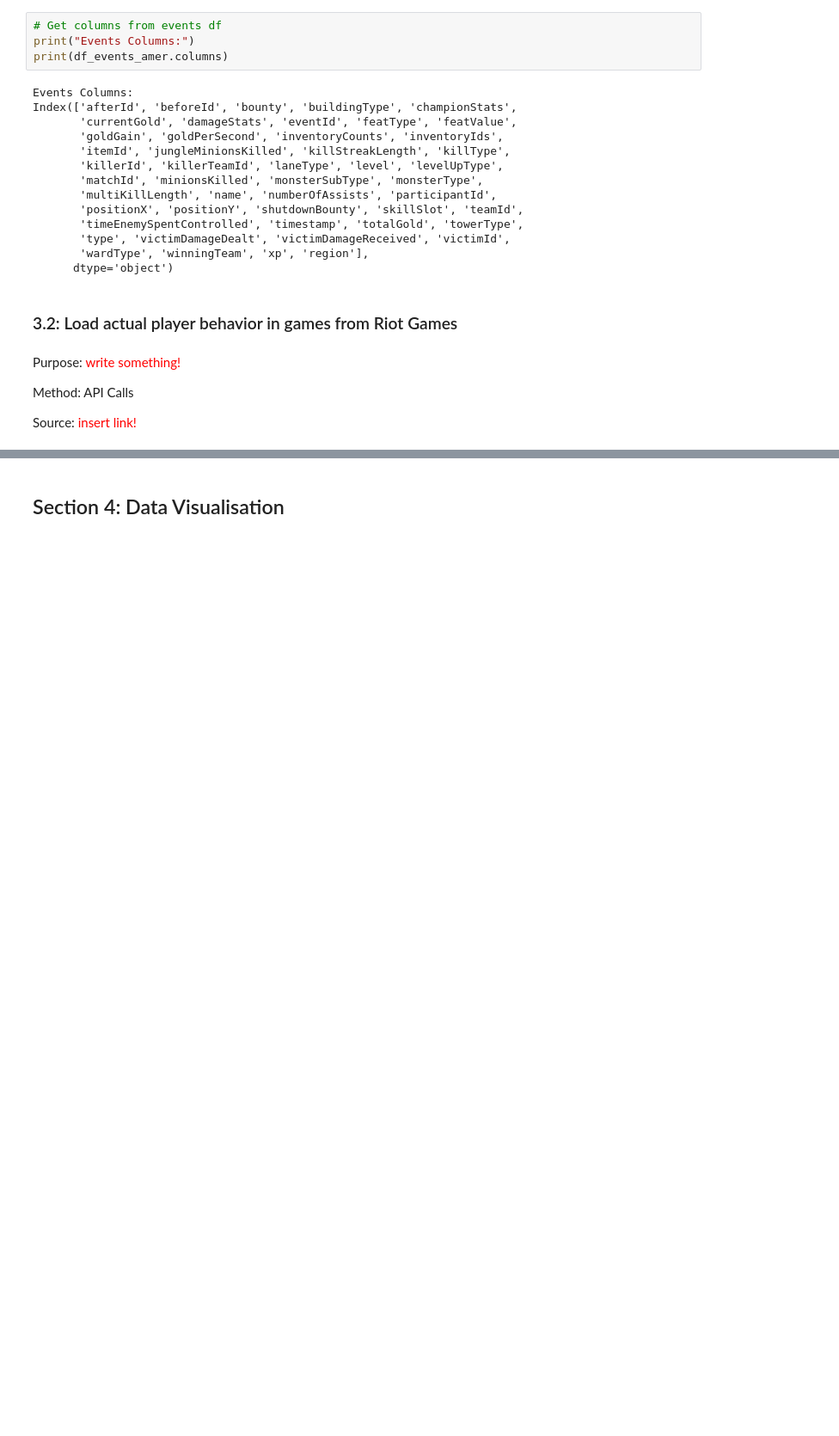
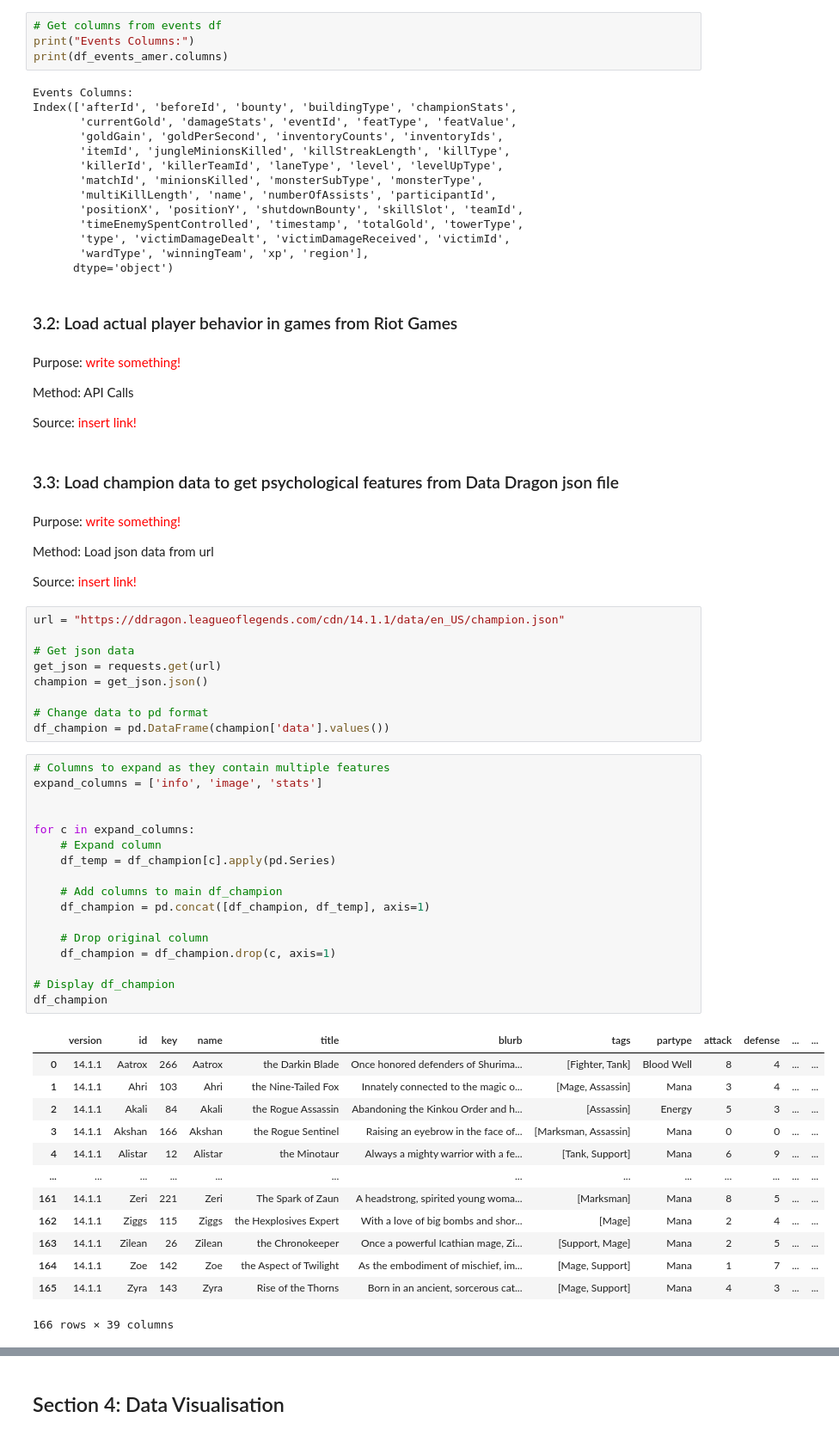
Before and after one commit to lybytes/lol-toxicity-analysis, a Jupyter notebook: ST445_Project_Main.ipynb, the cells around one changed output, grey strips where cells are left out. Shown at 86% size. Saved outputs shown, nothing was run; the diff lists cells and outputs as text; blank space fills up the shorter version.

Commit message:
loaded Data Dragon json file

```diff
--- a/ST445_Project_Main.ipynb
+++ b/ST445_Project_Main.ipynb
@@ -170,3 +171,51 @@ Purpose:<font color="red"> write something!<font color="black">
 Method: API Calls
 
 Source: <font color="red"> insert link!<font color="black">
+# %% [markdown]
+### 3.3: Load champion data to get psychological features from Data Dragon json file
+# %% [markdown]
+Purpose:<font color="red"> write something!<font color="black">
+
+Method: Load json data from url
+
+Source: <font color="red"> insert link!<font color="black">
+# %%
+url = "https://ddragon.leagueoflegends.com/cdn/14.1.1/data/en_US/champion.json"
+
+# Get json data
+get_json = requests.get(url)
+champion = get_json.json()
+
+# Change data to pd format
+df_champion = pd.DataFrame(champion['data'].values())
+# %%
+# Columns to expand as they contain multiple features
+expand_columns = ['info', 'image', 'stats']
+
+
+for c in expand_columns:
+    # Expand column
+    df_temp = df_champion[c].apply(pd.Series)
+
+    # Add columns to main df_champion
+    df_champion = pd.concat([df_champion, df_temp], axis=1)
+
+    # Drop original column
+    df_champion = df_champion.drop(c, axis=1)
+
+# Display df_champion
+df_champion
+# %% [output]
+|  | version | id | key | name | title | blurb | tags | partype | attack | defense | ... | ... |
+| 0 | 14.1.1 | Aatrox | 266 | Aatrox | the Darkin Blade | Once honored defenders of Shurima... | [Fighter, Tank] | Blood Well | 8 | 4 | ... | ... |
+| 1 | 14.1.1 | Ahri | 103 | Ahri | the Nine-Tailed Fox | Innately connected to the magic o... | [Mage, Assassin] | Mana | 3 | 4 | ... | ... |
+| 2 | 14.1.1 | Akali | 84 | Akali | the Rogue Assassin | Abandoning the Kinkou Order and h... | [Assassin] | Energy | 5 | 3 | ... | ... |
+| 3 | 14.1.1 | Akshan | 166 | Akshan | the Rogue Sentinel | Raising an eyebrow in the face of... | [Marksman, Assassin] | Mana | 0 | 0 | ... | ... |
+| 4 | 14.1.1 | Alistar | 12 | Alistar | the Minotaur | Always a mighty warrior with a fe... | [Tank, Support] | Mana | 6 | 9 | ... | ... |
+| ... | ... | ... | ... | ... | ... | ... | ... | ... | ... | ... | ... | ... |
+| 161 | 14.1.1 | Zeri | 221 | Zeri | The Spark of Zaun | A headstrong, spirited young woma... | [Marksman] | Mana | 8 | 5 | ... | ... |
+| 162 | 14.1.1 | Ziggs | 115 | Ziggs | the Hexplosives Expert | With a love of big bombs and shor... | [Mage] | Mana | 2 | 4 | ... | ... |
+| 163 | 14.1.1 | Zilean | 26 | Zilean | the Chronokeeper | Once a powerful Icathian mage, Zi... | [Support, Mage] | Mana | 2 | 5 | ... | ... |
+| 164 | 14.1.1 | Zoe | 142 | Zoe | the Aspect of Twilight | As the embodiment of mischief, im... | [Mage, Support] | Mana | 1 | 7 | ... | ... |
+| 165 | 14.1.1 | Zyra | 143 | Zyra | Rise of the Thorns | Born in an ancient, sorcerous cat... | [Mage, Support] | Mana | 4 | 3 | ... | ... |
+166 rows × 39 columns
```
Also changed, not shown: parts of 2 cells of this notebook.
